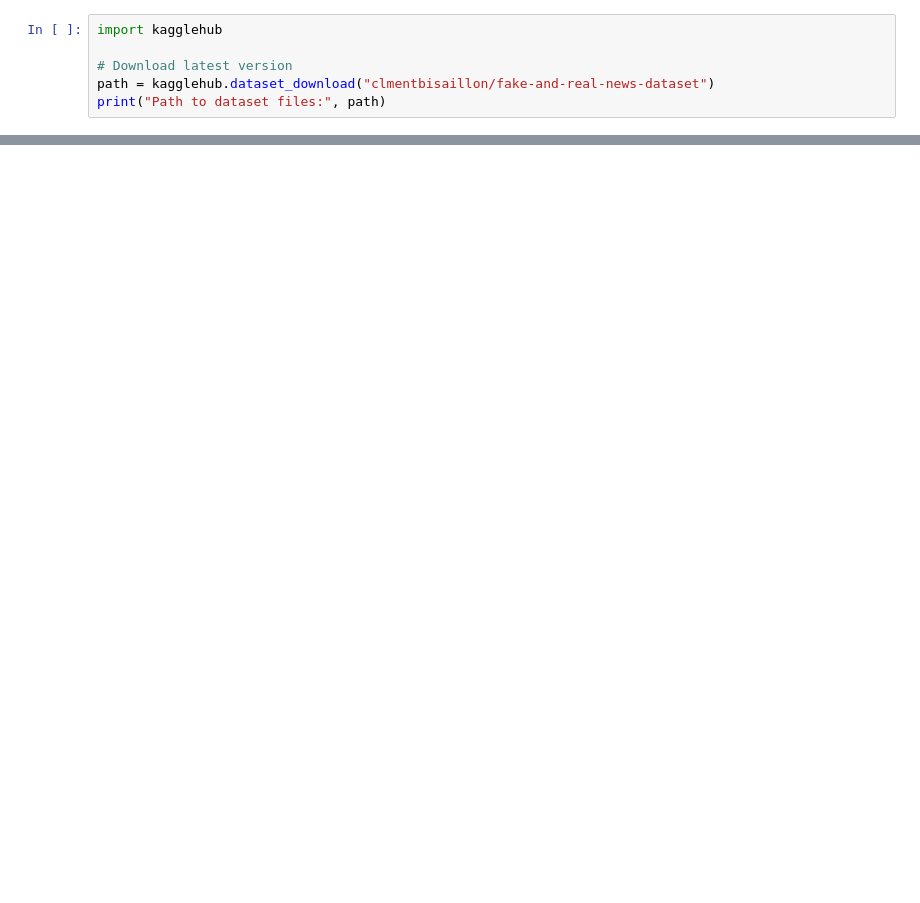
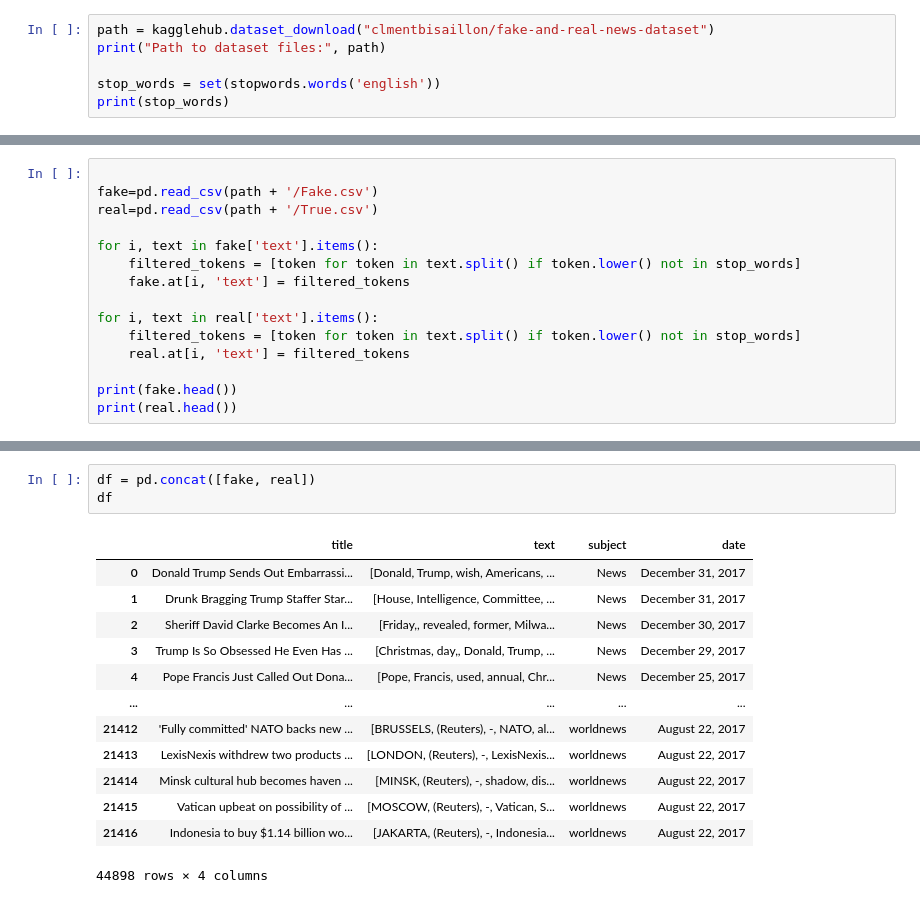
Before and after one commit to Hussain1488/Fake-News-Detection, a Jupyter notebook: FakeNewsDetection.ipynb, the cells around one changed output, grey strips where cells are left out. Saved outputs shown, nothing was run; the diff lists cells and outputs as text; blank space fills up the shorter version.

Commit message:
adding text preprocessing part "Stimming"

```diff
--- a/FakeNewsDetection.ipynb
+++ b/FakeNewsDetection.ipynb
@@ -3,8 +37,8 @@
 # %%
-import kagglehub
-
-# Download latest version
 path = kagglehub.dataset_download("clmentbisaillon/fake-and-real-news-dataset")
 print("Path to dataset files:", path)
+
+stop_words = set(stopwords.words('english'))
+print(stop_words)
 # %% [output]
 Path to dataset files: /kaggle/input/fake-and-real-news-dataset
@@ -73,0 +48,15 @@ Skewness: -0.09204211510565292
+# %%
+
+fake=pd.read_csv(path + '/Fake.csv')
+real=pd.read_csv(path + '/True.csv')
+
+for i, text in fake['text'].items():
+    filtered_tokens = [token for token in text.split() if token.lower() not in stop_words]
+    fake.at[i, 'text'] = filtered_tokens
+
+for i, text in real['text'].items():
+    filtered_tokens = [token for token in text.split() if token.lower() not in stop_words]
+    real.at[i, 'text'] = filtered_tokens
+
+print(fake.head())
+print(real.head())
@@ -73,0 +81,17 @@ Skewness: -0.09204211510565292
+# %%
+df = pd.concat([fake, real])
+df
+# %% [output]
+|  | title | text | subject | date |
+| 0 | Donald Trump Sends Out Embarrassi... | [Donald, Trump, wish, Americans, ... | News | December 31, 2017 |
+| 1 | Drunk Bragging Trump Staffer Star... | [House, Intelligence, Committee, ... | News | December 31, 2017 |
+| 2 | Sheriff David Clarke Becomes An I... | [Friday,, revealed, former, Milwa... | News | December 30, 2017 |
+| 3 | Trump Is So Obsessed He Even Has ... | [Christmas, day,, Donald, Trump, ... | News | December 29, 2017 |
+| 4 | Pope Francis Just Called Out Dona... | [Pope, Francis, used, annual, Chr... | News | December 25, 2017 |
+| ... | ... | ... | ... | ... |
+| 21412 | 'Fully committed' NATO backs new ... | [BRUSSELS, (Reuters), -, NATO, al... | worldnews | August 22, 2017 |
+| 21413 | LexisNexis withdrew two products ... | [LONDON, (Reuters), -, LexisNexis... | worldnews | August 22, 2017 |
+| 21414 | Minsk cultural hub becomes haven ... | [MINSK, (Reuters), -, shadow, dis... | worldnews | August 22, 2017 |
+| 21415 | Vatican upbeat on possibility of ... | [MOSCOW, (Reuters), -, Vatican, S... | worldnews | August 22, 2017 |
+| 21416 | Indonesia to buy $1.14 billion wo... | [JAKARTA, (Reuters), -, Indonesia... | worldnews | August 22, 2017 |
+44898 rows × 4 columns
```
Also changed, not shown: parts of 9 cells of this notebook.
